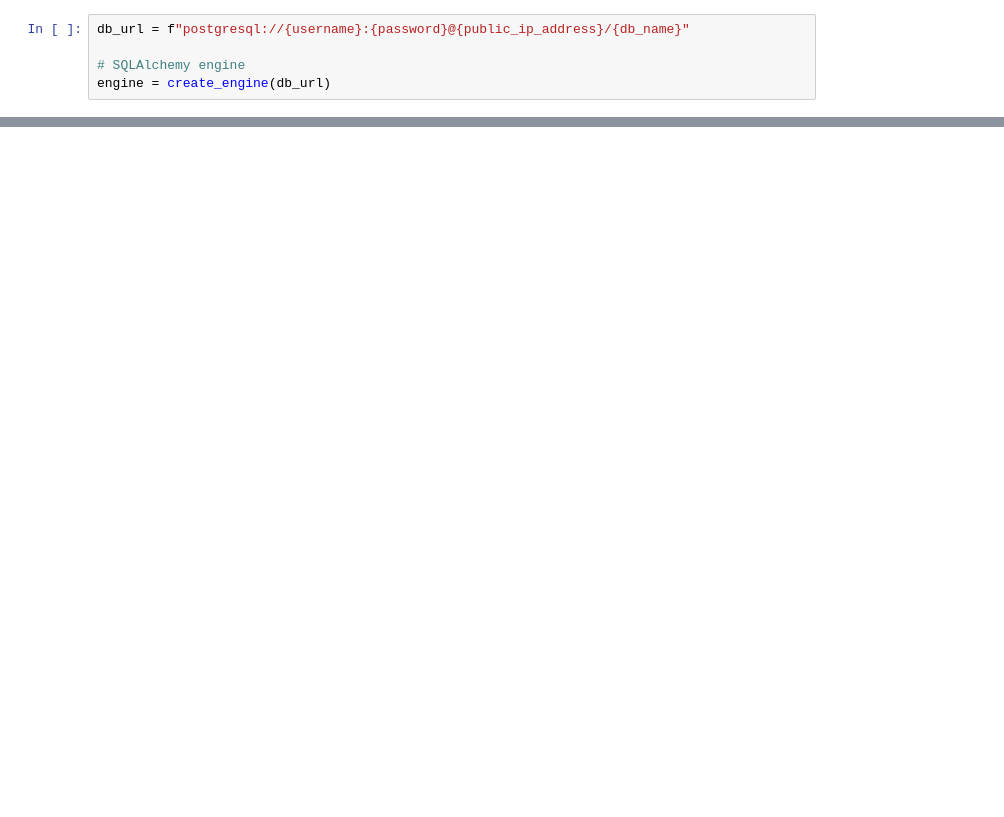
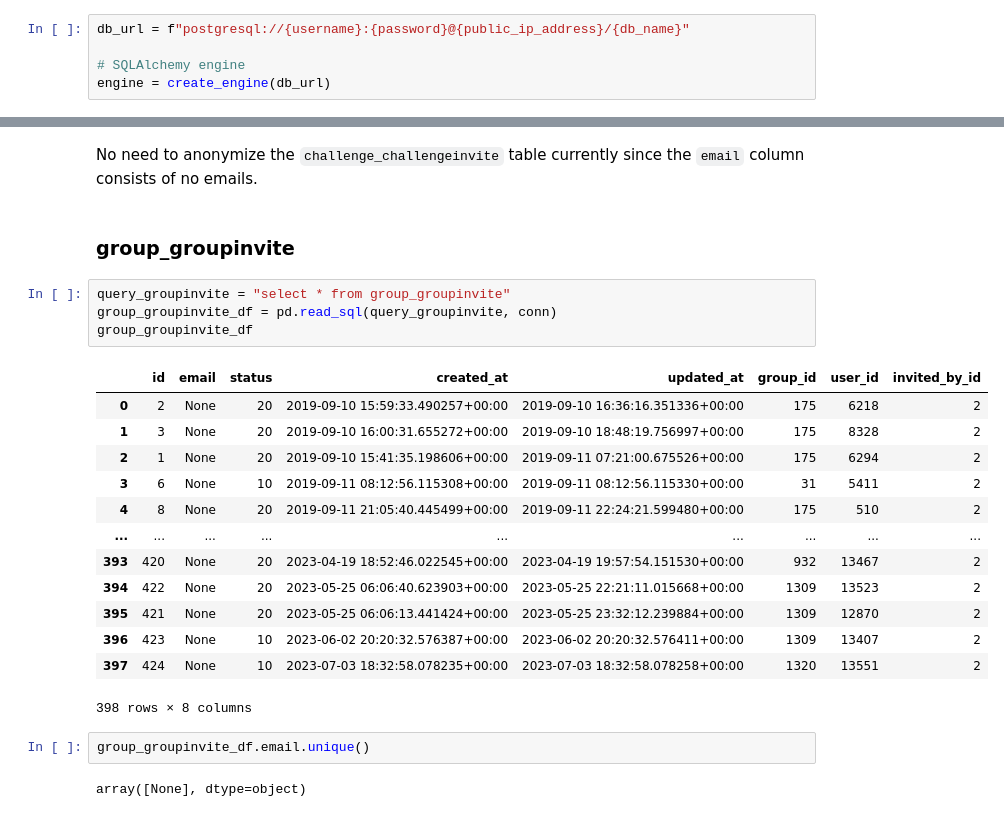
Before and after one commit to GMB-Interns/ETL, a Jupyter notebook: gcloud_etl_pipeline/ETL_Python_Goolge Cloud_Connection.ipynb, the cells around one changed output, grey strips where cells are left out. Drawn from its saved outputs; the diff is of its cells as text; blank space fills up the shorter version.

```diff
--- a/gcloud_etl_pipeline/ETL_Python_Goolge Cloud_Connection.ipynb
+++ b/gcloud_etl_pipeline/ETL_Python_Goolge Cloud_Connection.ipynb
@@ -114,0 +141,26 @@ biling_paymentcustomer_anonydf.to_sql('billing_paymentcustomer_anonymized', engi
+# %% [markdown]
+No need to anonymize the `challenge_challengeinvite` table currently since the `email` column consists of no emails.
+# %% [markdown]
+### group_groupinvite
+# %%
+query_groupinvite = "select * from group_groupinvite"
+group_groupinvite_df = pd.read_sql(query_groupinvite, conn)
+group_groupinvite_df
+# %% [output]
+|  | id | email | status | created_at | updated_at | group_id | user_id | invited_by_id |
+| 0 | 2 | None | 20 | 2019-09-10 15:59:33.490257+00:00 | 2019-09-10 16:36:16.351336+00:00 | 175 | 6218 | 2 |
+| 1 | 3 | None | 20 | 2019-09-10 16:00:31.655272+00:00 | 2019-09-10 18:48:19.756997+00:00 | 175 | 8328 | 2 |
+| 2 | 1 | None | 20 | 2019-09-10 15:41:35.198606+00:00 | 2019-09-11 07:21:00.675526+00:00 | 175 | 6294 | 2 |
+| 3 | 6 | None | 10 | 2019-09-11 08:12:56.115308+00:00 | 2019-09-11 08:12:56.115330+00:00 | 31 | 5411 | 2 |
+| 4 | 8 | None | 20 | 2019-09-11 21:05:40.445499+00:00 | 2019-09-11 22:24:21.599480+00:00 | 175 | 510 | 2 |
+| ... | ... | ... | ... | ... | ... | ... | ... | ... |
+| 393 | 420 | None | 20 | 2023-04-19 18:52:46.022545+00:00 | 2023-04-19 19:57:54.151530+00:00 | 932 | 13467 | 2 |
+| 394 | 422 | None | 20 | 2023-05-25 06:06:40.623903+00:00 | 2023-05-25 22:21:11.015668+00:00 | 1309 | 13523 | 2 |
+| 395 | 421 | None | 20 | 2023-05-25 06:06:13.441424+00:00 | 2023-05-25 23:32:12.239884+00:00 | 1309 | 12870 | 2 |
+| 396 | 423 | None | 10 | 2023-06-02 20:20:32.576387+00:00 | 2023-06-02 20:20:32.576411+00:00 | 1309 | 13407 | 2 |
+| 397 | 424 | None | 10 | 2023-07-03 18:32:58.078235+00:00 | 2023-07-03 18:32:58.078258+00:00 | 1320 | 13551 | 2 |
+398 rows × 8 columns
+# %%
+group_groupinvite_df.email.unique()
+# %% [output]
+array([None], dtype=object)
```
Also changed, not shown: parts of 31 cells of this notebook.
